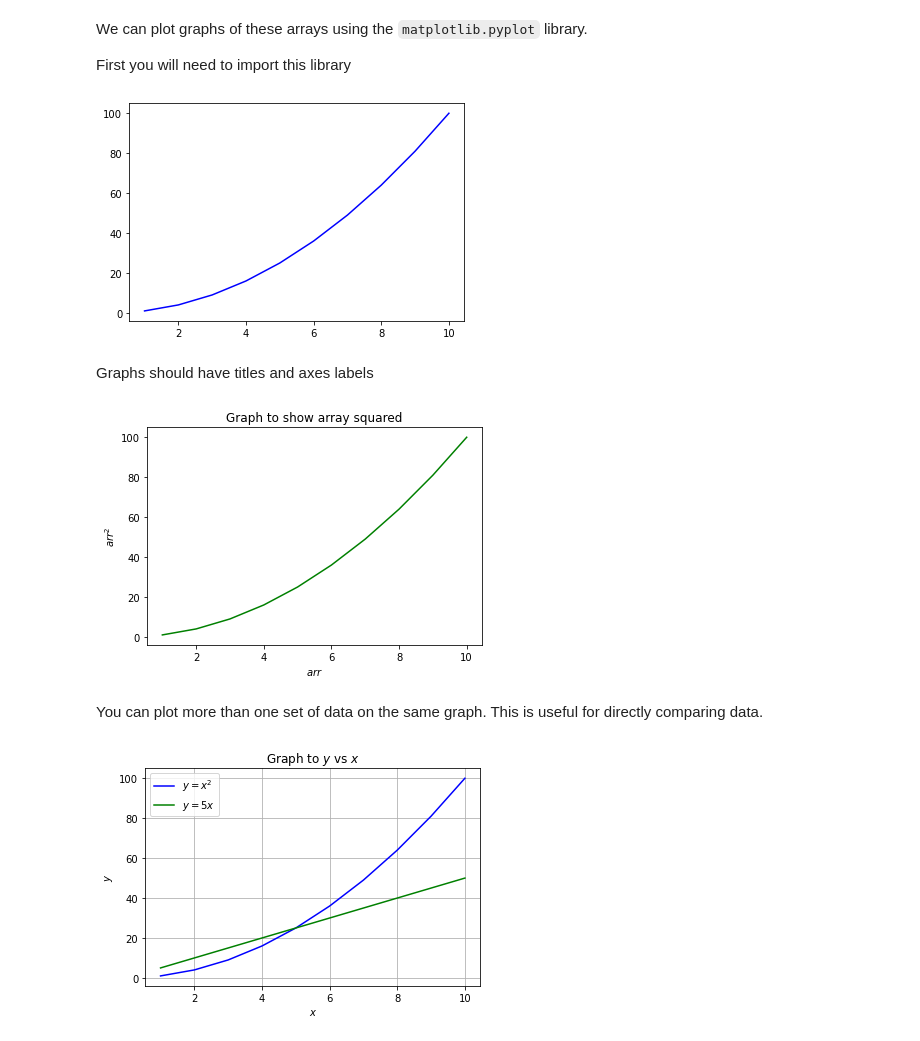
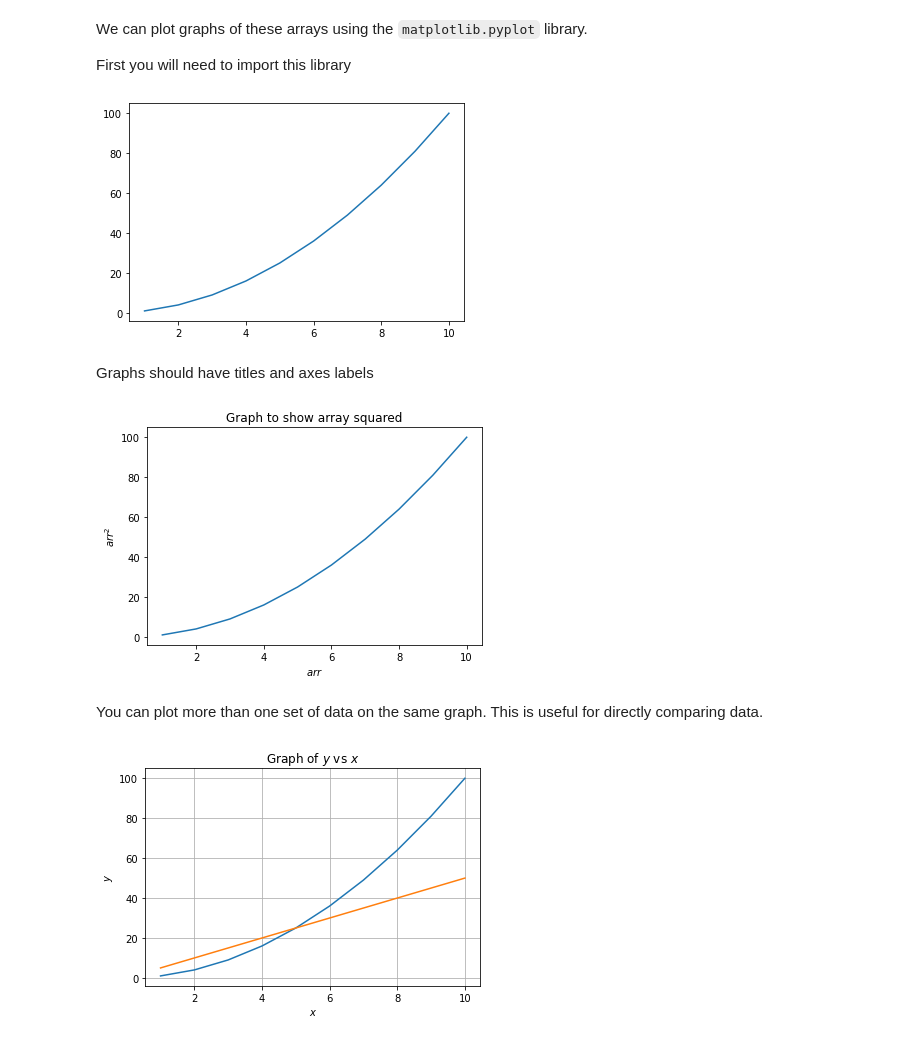
Before and after one commit to leowilkin/wellington-jupyter, a Jupyter notebook: Lesson_4.ipynb, the cells around one changed output. Saved outputs shown, nothing was run; the diff lists cells and outputs as text; code cells hidden in the pictures.

```diff
--- a/Lesson_4.ipynb
+++ b/Lesson_4.ipynb
@@ -171,30 +185,32 @@ First you will need to import this library
 import matplotlib.pyplot as plt
 # %%
 # 25
-# the semi colon stops the expression returning an object. Try without and see what you get
-plt.plot(arr, arr**2, 'b');  # this plots points with x value my_arr, and y value my_arr**2
+# the semi colon stops the expression returning an object.
+# Try without and see what you get
+plt.plot(arr, arr**2);
+# this plots points with x value my_arr, and y value my_arr**2
 # %% [output]
-[figure, old version]
+[figure, new version]
 # %% [markdown]
 Graphs should have titles and axes labels
 # %%
 # 26
-plt.plot(arr, arr**2, 'g') #you can use different colours by changing 'b'
+plt.plot(arr, arr**2)
 plt.title('Graph to show array squared')
 plt.xlabel('$arr$')
-plt.ylabel('$arr^2$'); # the dollar signs allow latex notation to be used, so ^ gives superscript;
+plt.ylabel('$arr^2$'); # the dollar signs $ allows latex notation to be used, so ^ gives superscript;
 # %% [output]
-[figure, old version]
+[figure, new version]
 # %% [markdown]
 You can plot more than one set of data on the same graph. This is useful for directly comparing data.
 # %%
 # 27
-plt.plot(arr, arr**2, 'b', label=r"$y = x^2$") #the label argument means we can use plt.legend() to see which line is which
-plt.plot(arr, arr*5, 'g', label=r"$y = 5x$")  # if we use 'r' before the string it means we can use dollar signs to enclose the maths
-plt.title(r'Graph to $y$ vs $x$')
-plt.legend()
+plt.plot(arr, arr**2)
+plt.plot(arr, arr*5)
+plt.title('Graph of $y$ vs $x$')
+# the dollar signs allow latex notation to be used
 plt.xlabel('$x$')
-plt.ylabel('$y$') # the dollar signs allow latex notation to be used
+plt.ylabel('$y$')
 plt.grid(); #makes the graph more readable
 # %% [output]
-[figure, old version]
+[figure, new version]
```
Also changed, not shown: parts of 27 cells of this notebook, 1 other file.
